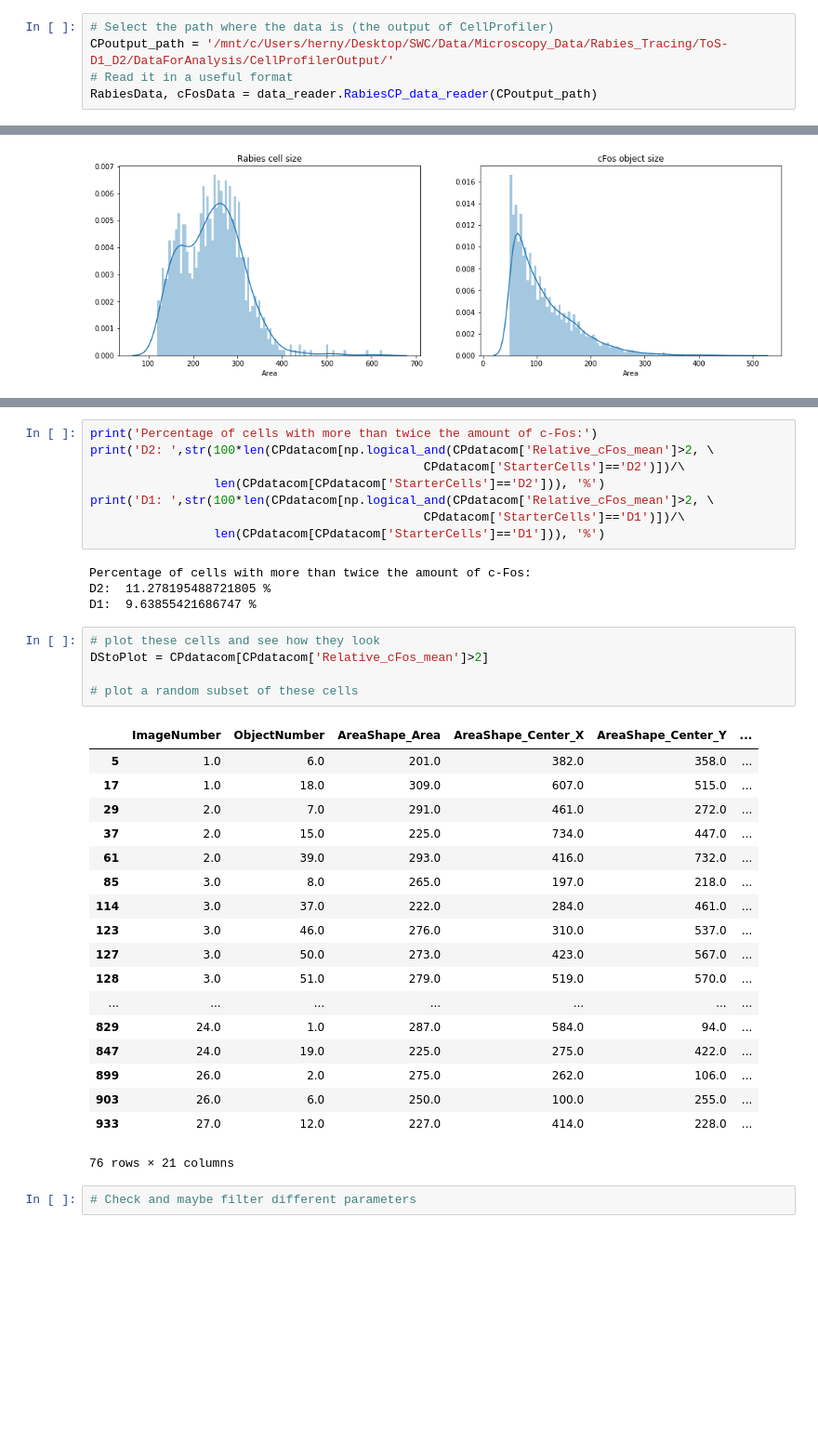
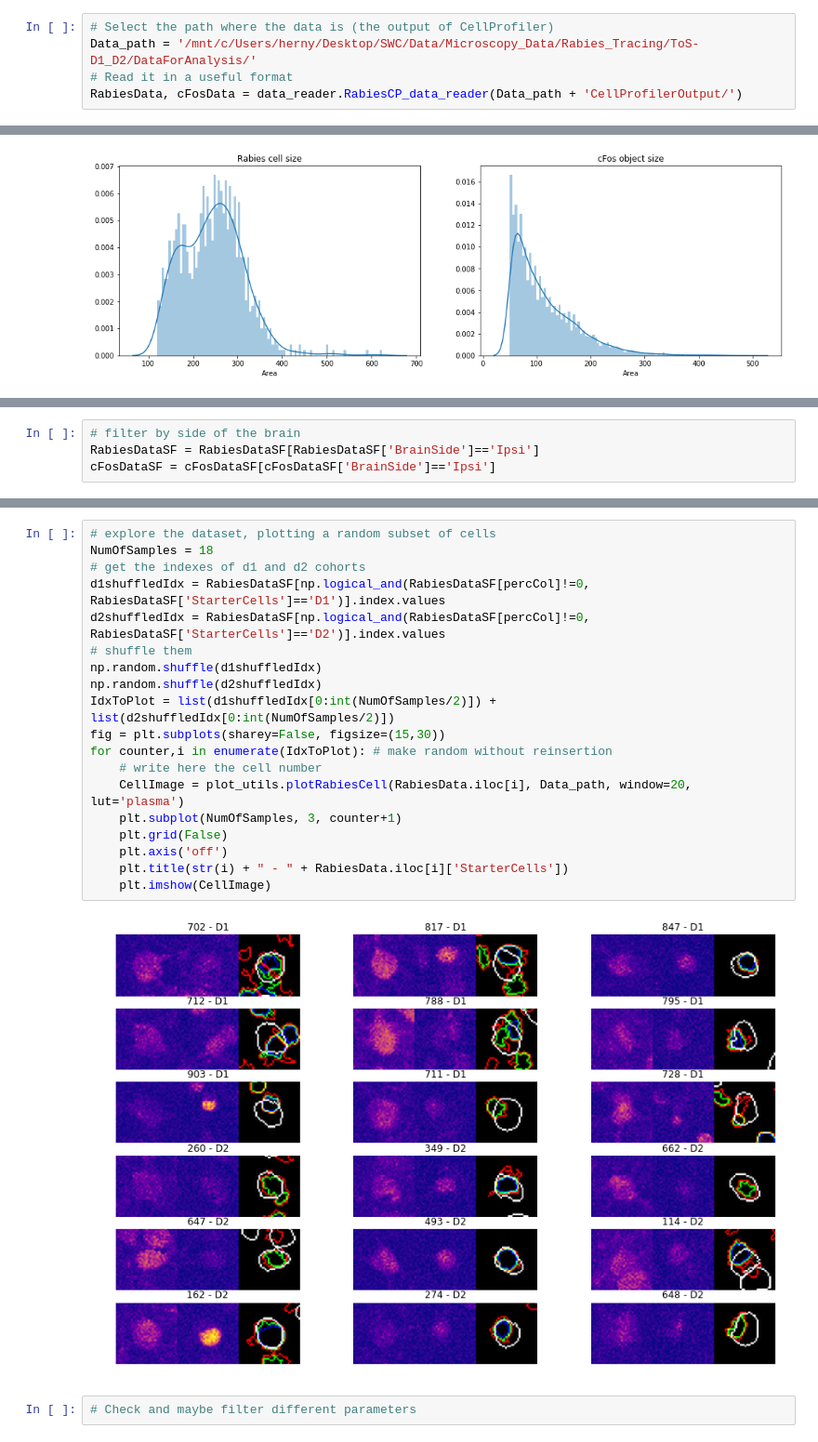
Before and after one commit to HernandoMV/CellProfiler_AnalysisPipelines, a Jupyter notebook: RabiesQuantification_CellProfiler_Analysis.ipynb, the cells around one changed output, grey strips where cells are left out. Shown: that part at 93% size. Drawn from its saved outputs; the diff is of its cells as text; blank space fills up the shorter version.

Commit message:
visualization of cells

```diff
--- a/RabiesQuantification_CellProfiler_Analysis.ipynb
+++ b/RabiesQuantification_CellProfiler_Analysis.ipynb
@@ -11,6 +18,6 @@ import matplotlib.pylab as plt
 # %%
 # Select the path where the data is (the output of CellProfiler)
-CPoutput_path = '/mnt/c/Users/herny/Desktop/SWC/Data/Microscopy_Data/Rabies_Tracing/ToS-D1_D2/DataForAnalysis/CellProfilerOutput/'
+Data_path = '/mnt/c/Users/herny/Desktop/SWC/Data/Microscopy_Data/Rabies_Tracing/ToS-D1_D2/DataForAnalysis/'
 # Read it in a useful format
-RabiesData, cFosData = data_reader.RabiesCP_data_reader(CPoutput_path)
+RabiesData, cFosData = data_reader.RabiesCP_data_reader(Data_path + 'CellProfilerOutput/')
 # %%
@@ -39,3 +58,7 @@ RabiesDataSF = RabiesData[RabiesData['Area']>200]
+# %%
+# filter by side of the brain
+RabiesDataSF = RabiesDataSF[RabiesDataSF['BrainSide']=='Ipsi']
+cFosDataSF = cFosDataSF[cFosDataSF['BrainSide']=='Ipsi']
 # %%
 percCol = 'cFosPercentile_98_Object'
 
@@ -86,38 +98,23 @@ plt.show()
-# %%
-print('Percentage of cells with more than twice the amount of c-Fos:')
-print('D2: ',str(100*len(CPdatacom[np.logical_and(CPdatacom['Relative_cFos_mean']>2, \
-                                              CPdatacom['StarterCells']=='D2')])/\
-                 len(CPdatacom[CPdatacom['StarterCells']=='D2'])), '%')
-print('D1: ',str(100*len(CPdatacom[np.logical_and(CPdatacom['Relative_cFos_mean']>2, \
-                                              CPdatacom['StarterCells']=='D1')])/\
-                 len(CPdatacom[CPdatacom['StarterCells']=='D1'])), '%')
-# %% [output]
-Percentage of cells with more than twice the amount of c-Fos:
-D2:  11.278195488721805 %
-D1:  9.63855421686747 %
-# %%
-# plot these cells and see how they look
-DStoPlot = CPdatacom[CPdatacom['Relative_cFos_mean']>2]
-
-# plot a random subset of these cells
-# %% [output]
-|  | ImageNumber | ObjectNumber | AreaShape_Area | AreaShape_Center_X | AreaShape_Center_Y | ... |
-| 5 | 1.0 | 6.0 | 201.0 | 382.0 | 358.0 | ... |
-| 17 | 1.0 | 18.0 | 309.0 | 607.0 | 515.0 | ... |
-| 29 | 2.0 | 7.0 | 291.0 | 461.0 | 272.0 | ... |
-| 37 | 2.0 | 15.0 | 225.0 | 734.0 | 447.0 | ... |
-| 61 | 2.0 | 39.0 | 293.0 | 416.0 | 732.0 | ... |
-| 85 | 3.0 | 8.0 | 265.0 | 197.0 | 218.0 | ... |
-| 114 | 3.0 | 37.0 | 222.0 | 284.0 | 461.0 | ... |
-| 123 | 3.0 | 46.0 | 276.0 | 310.0 | 537.0 | ... |
-| 127 | 3.0 | 50.0 | 273.0 | 423.0 | 567.0 | ... |
-| 128 | 3.0 | 51.0 | 279.0 | 519.0 | 570.0 | ... |
-| ... | ... | ... | ... | ... | ... | ... |
-| 829 | 24.0 | 1.0 | 287.0 | 584.0 | 94.0 | ... |
-| 847 | 24.0 | 19.0 | 225.0 | 275.0 | 422.0 | ... |
-| 899 | 26.0 | 2.0 | 275.0 | 262.0 | 106.0 | ... |
-| 903 | 26.0 | 6.0 | 250.0 | 100.0 | 255.0 | ... |
-| 933 | 27.0 | 12.0 | 227.0 | 414.0 | 228.0 | ... |
-76 rows × 21 columns
+# %%
+# explore the dataset, plotting a random subset of cells
+NumOfSamples = 18
+# get the indexes of d1 and d2 cohorts
+d1shuffledIdx = RabiesDataSF[np.logical_and(RabiesDataSF[percCol]!=0, RabiesDataSF['StarterCells']=='D1')].index.values
+d2shuffledIdx = RabiesDataSF[np.logical_and(RabiesDataSF[percCol]!=0, RabiesDataSF['StarterCells']=='D2')].index.values
+# shuffle them
+np.random.shuffle(d1shuffledIdx)
+np.random.shuffle(d2shuffledIdx)
+IdxToPlot = list(d1shuffledIdx[0:int(NumOfSamples/2)]) + list(d2shuffledIdx[0:int(NumOfSamples/2)])
+fig = plt.subplots(sharey=False, figsize=(15,30))
+for counter,i in enumerate(IdxToPlot): # make random without reinsertion
+    # write here the cell number
+    CellImage = plot_utils.plotRabiesCell(RabiesData.iloc[i], Data_path, window=20, lut='plasma')
+    plt.subplot(NumOfSamples, 3, counter+1)
+    plt.grid(False)
+    plt.axis('off')
+    plt.title(str(i) + " - " + RabiesData.iloc[i]['StarterCells'])
+    plt.imshow(CellImage)
+# %% [output]
+[figure, added]
 # %%
 # Check and maybe filter different parameters
```
Also changed, not shown: parts of 6 cells of this notebook, 1 other file.
